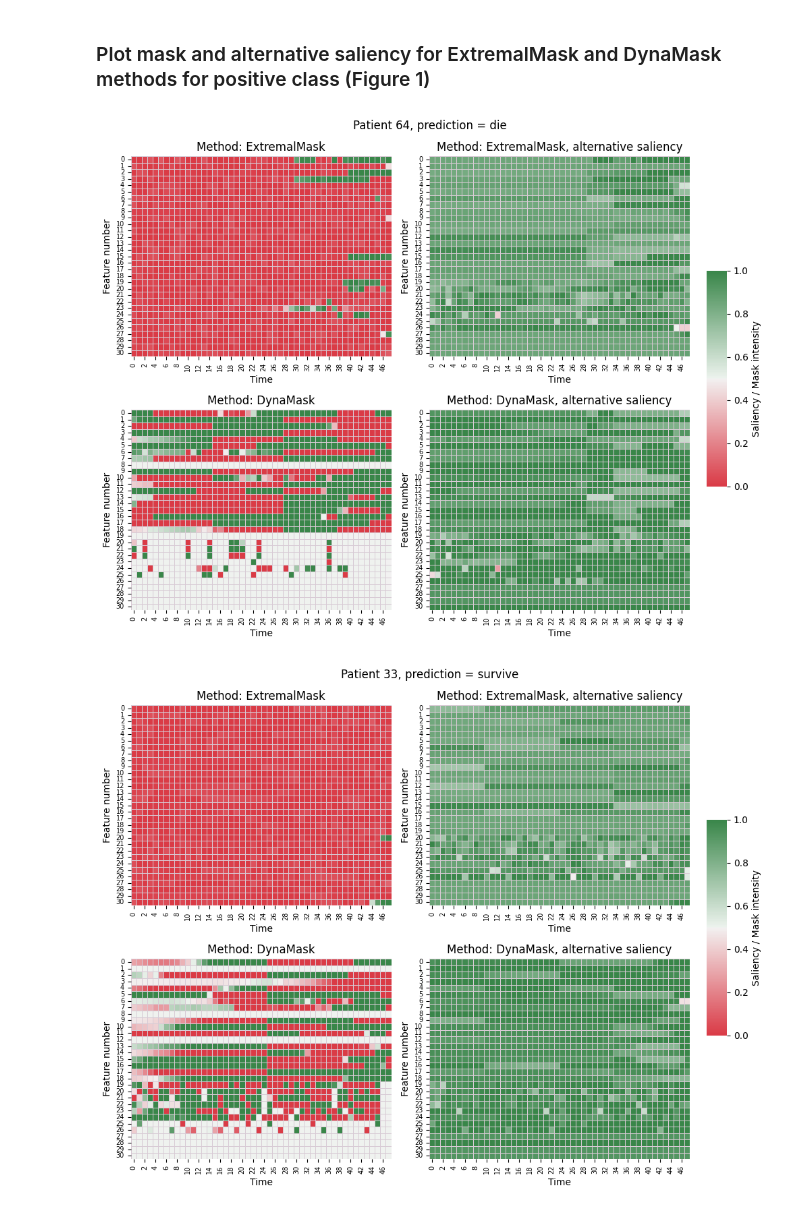
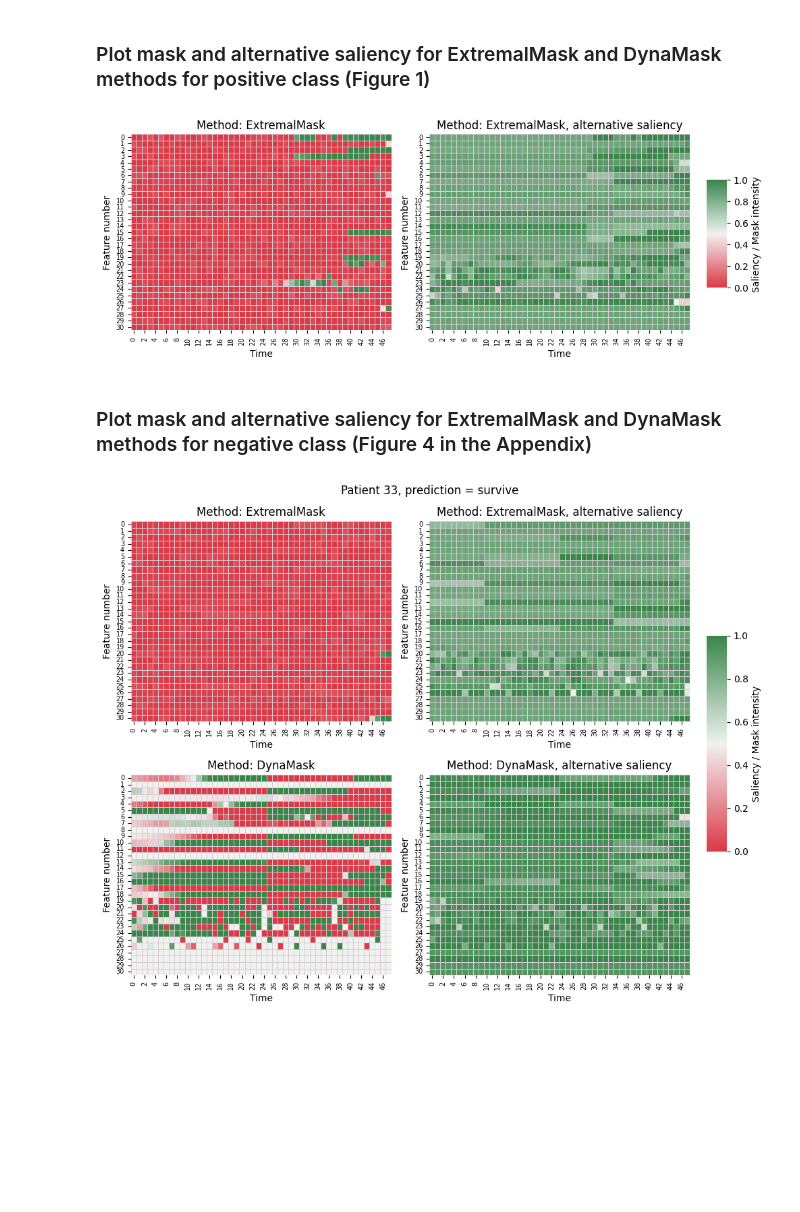
Before and after one commit to anonymous8293/factai, a Jupyter notebook: visualization.ipynb, the cells around one changed output. Saved outputs shown, nothing was run; the diff lists cells and outputs as text; code cells hidden in the pictures; blank space fills up the shorter version.

Commit message:
feat: add top k feature visualizations

```diff
--- a/visualization.ipynb
+++ b/visualization.ipynb
@@ -343,16 +343,18 @@ dyna_alternative_mimic = compute_alternative(
 # %%
 from tint.utils.plotting import plot_heatmap
 
 POS_ID = 64  # This is an example of the indices found above
 saliencies = {
     "ExtremalMask": extremal_mask_attr_mimic[POS_ID].T,
     "ExtremalMask, alternative saliency": extremal_alternative_mimic[POS_ID].T,
-    "DynaMask": dyna_mask_attr_mimic[POS_ID].T,
-    "DynaMask, alternative saliency": dyna_alternative_mimic[POS_ID].T,
+    # "DynaMask": dyna_mask_attr_mimic[POS_ID].T,
+    # "DynaMask, alternative saliency": dyna_alternative_mimic[POS_ID].T,
 }
-plot_heatmap(saliencies, title=f"Patient {POS_ID}, prediction = die")
+plot_heatmap(saliencies, title=None)
 # %% [output]
-[figure, old version]
+[figure, new version]
+# %% [markdown]
+### Plot mask and alternative saliency for ExtremalMask and DynaMask methods for negative class (Figure 4 in the Appendix)
 # %%
 NEG_ID = 33
 saliencies = {
```
Also changed, not shown: parts of 23 cells of this notebook.
